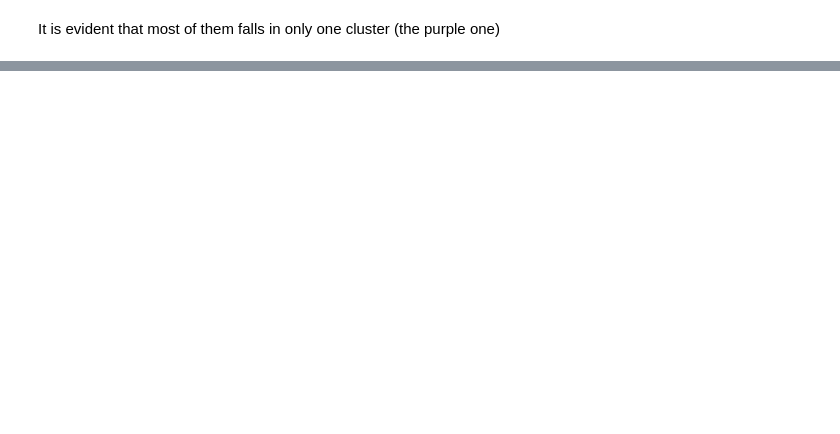
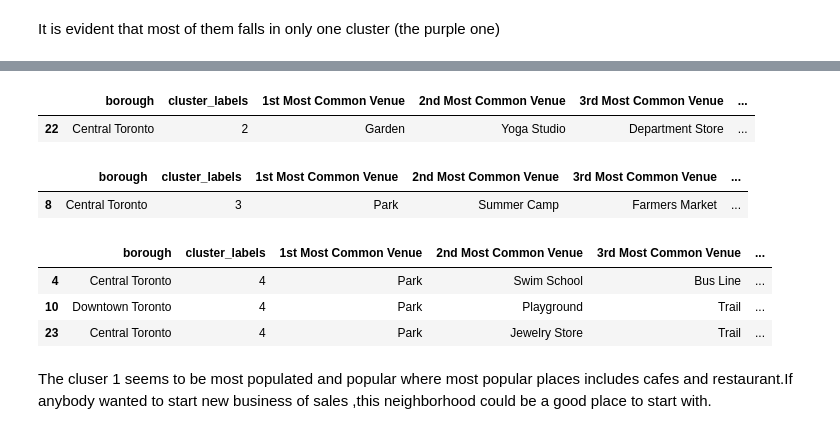
Before and after one commit to ankitkashyap12/Coursera_Capstone, a Jupyter notebook: capstone_project.ipynb, the cells around one changed output, grey strips where cells are left out. Drawn from its saved outputs; the diff is of its cells as text; code cells hidden in the pictures; blank space fills up the shorter version.

Commit message:
Complete week 3 assignment(Published from Watson Studio.)

```diff
--- a/capstone_project.ipynb
+++ b/capstone_project.ipynb
@@ -545,0 +571,19 @@ It is evident that most of them falls in only one cluster (the purple one)
+# %%
+toronto_clustered.loc[toronto_clustered['cluster_labels'] == 2, toronto_clustered.columns[[1] + list(range(5, toronto_clustered.shape[1]))]]
+# %% [output]
+|  | borough | cluster_labels | 1st Most Common Venue | 2nd Most Common Venue | 3rd Most Common Venue | ... |
+| 22 | Central Toronto | 2 | Garden | Yoga Studio | Department Store | ... |
+# %%
+toronto_clustered.loc[toronto_clustered['cluster_labels'] == 3, toronto_clustered.columns[[1] + list(range(5, toronto_clustered.shape[1]))]]
+# %% [output]
+|  | borough | cluster_labels | 1st Most Common Venue | 2nd Most Common Venue | 3rd Most Common Venue | ... |
+| 8 | Central Toronto | 3 | Park | Summer Camp | Farmers Market | ... |
+# %%
+toronto_clustered.loc[toronto_clustered['cluster_labels'] == 4, toronto_clustered.columns[[1] + list(range(5, toronto_clustered.shape[1]))]]
+# %% [output]
+|  | borough | cluster_labels | 1st Most Common Venue | 2nd Most Common Venue | 3rd Most Common Venue | ... |
+| 4 | Central Toronto | 4 | Park | Swim School | Bus Line | ... |
+| 10 | Downtown Toronto | 4 | Park | Playground | Trail | ... |
+| 23 | Central Toronto | 4 | Park | Jewelry Store | Trail | ... |
+# %% [markdown]
+The cluser 1 seems to be most populated and popular where most popular places includes cafes and restaurant.If anybody wanted to start new business of sales ,this neighborhood could be a good place to start with.
```
Also changed, not shown: parts of 2 cells of this notebook.
